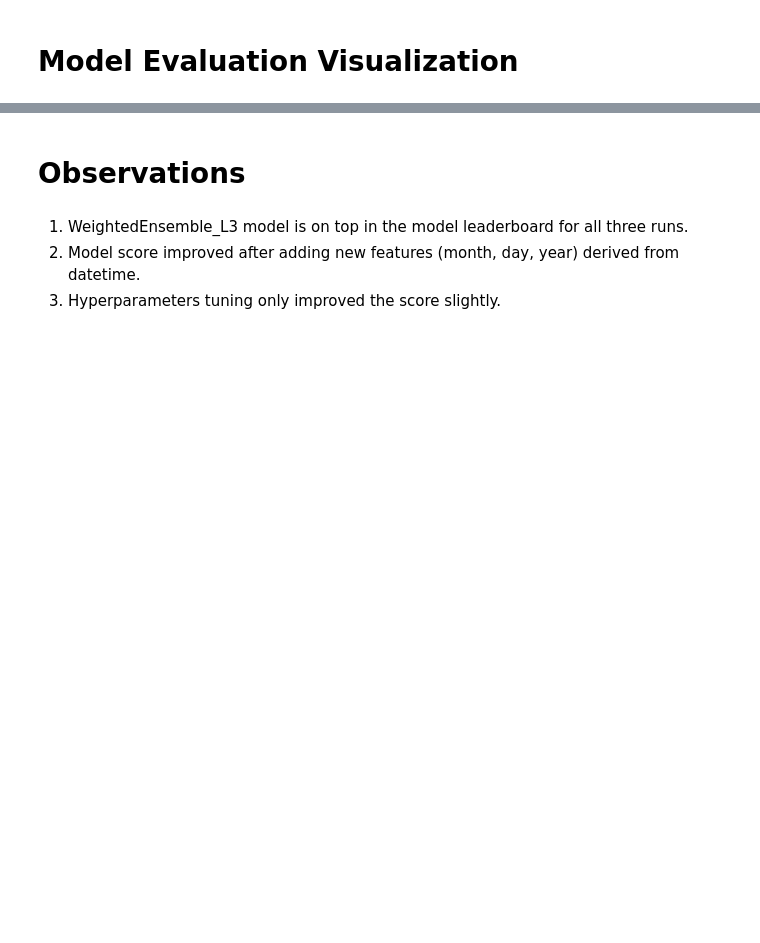
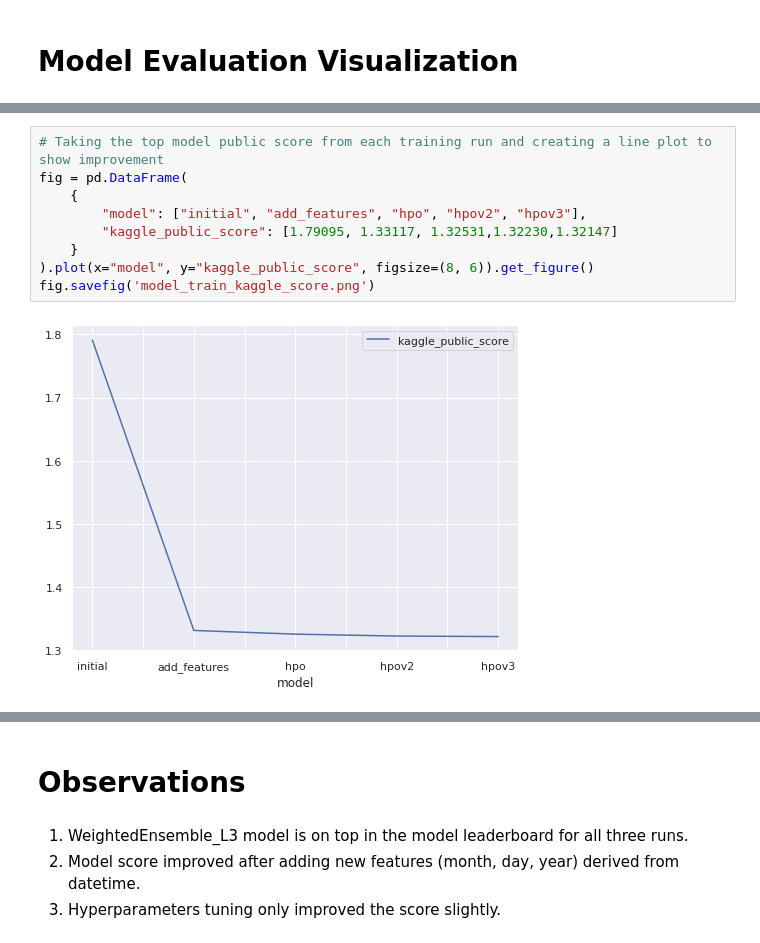
Before and after one commit to soumiyamathur/udacity-aws-ml-bikesharing-autogluon, a Jupyter notebook: project_notebook.ipynb, the cells around one changed output, grey strips where cells are left out. Drawn from its saved outputs; the diff is of its cells as text; blank space fills up the shorter version.

```diff
--- a/project_notebook.ipynb
+++ b/project_notebook.ipynb
@@ -854,3 +962,14 @@ fig.savefig('model_train_score.png')
+# %%
+# Taking the top model public score from each training run and creating a line plot to show improvement
+fig = pd.DataFrame(
+    {
+        "model": ["initial", "add_features", "hpo", "hpov2", "hpov3"],
+        "kaggle_public_score": [1.79095, 1.33117, 1.32531,1.32230,1.32147]
+    }
+).plot(x="model", y="kaggle_public_score", figsize=(8, 6)).get_figure()
+fig.savefig('model_train_kaggle_score.png')
+# %% [output]
+[figure, added]
 # %%
 # The 3 hyperparameters we tuned with the kaggle score as the result
 
```
Also changed, not shown: parts of 30 cells of this notebook, 1 other file.
